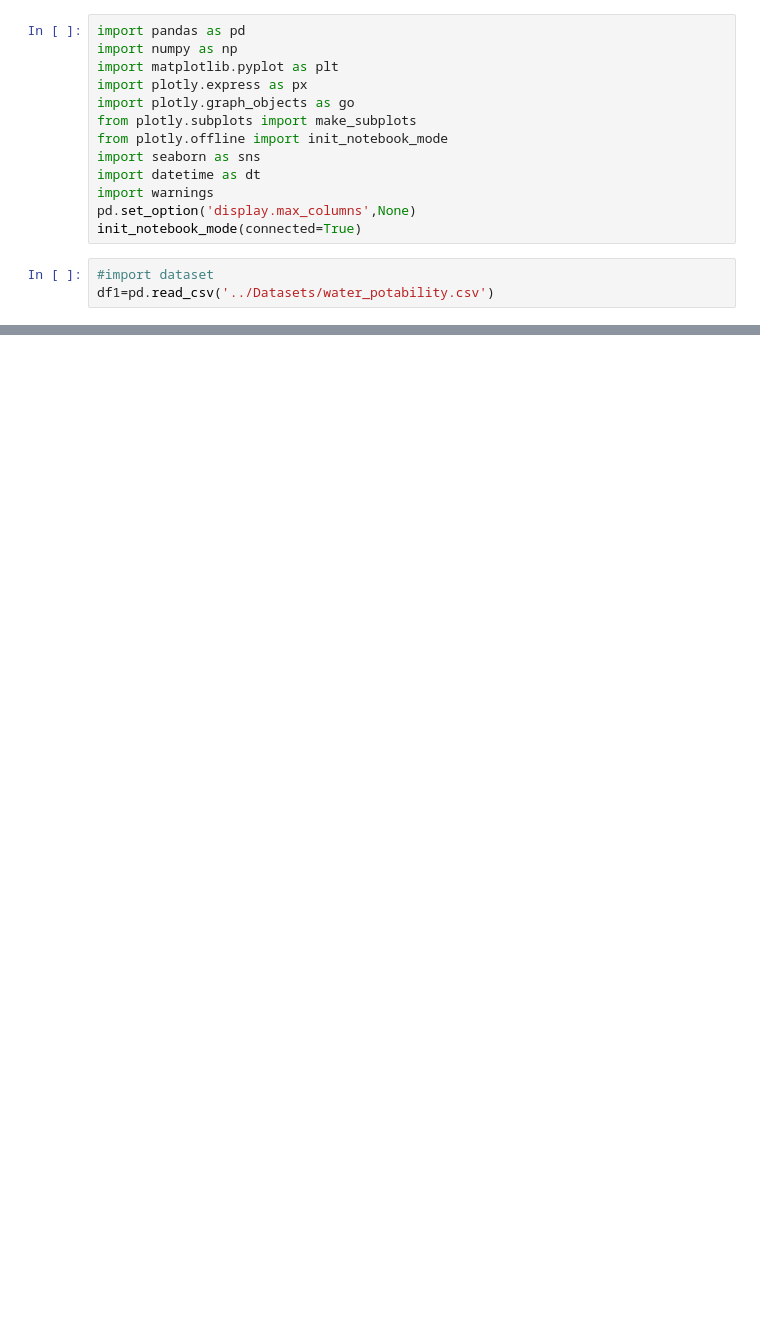
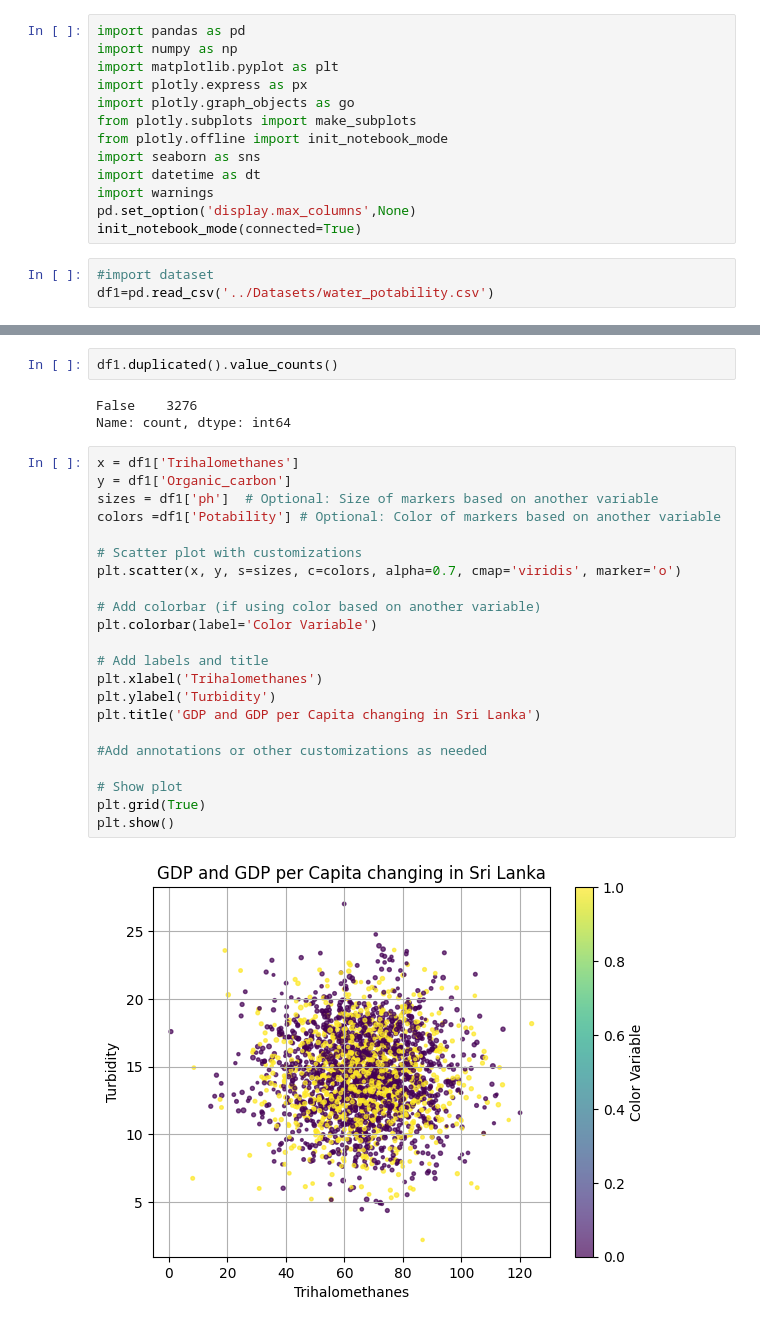
Before and after one commit to ShamindaKanchana/H2OData_Dive, a Jupyter notebook: Notebook/h2oData.ipynb, the cells around one changed output, grey strips where cells are left out. Cells and saved outputs as stored; diff of their text form; blank space fills up the shorter version.

```diff
--- a/Notebook/h2oData.ipynb
+++ b/Notebook/h2oData.ipynb
@@ -25,0 +60,29 @@ df1.head()
+# %%
+df1.duplicated().value_counts()
+# %% [output]
+False    3276
+Name: count, dtype: int64
+# %%
+x = df1['Trihalomethanes']
+y = df1['Organic_carbon']
+sizes = df1['ph']  # Optional: Size of markers based on another variable
+colors =df1['Potability'] # Optional: Color of markers based on another variable
+
+# Scatter plot with customizations
+plt.scatter(x, y, s=sizes, c=colors, alpha=0.7, cmap='viridis', marker='o')
+
+# Add colorbar (if using color based on another variable)
+plt.colorbar(label='Color Variable')
+
+# Add labels and title
+plt.xlabel('Trihalomethanes')
+plt.ylabel('Turbidity')
+plt.title('GDP and GDP per Capita changing in Sri Lanka')
+
+#Add annotations or other customizations as needed
+
+# Show plot
+plt.grid(True)
+plt.show()
+# %% [output]
+[figure, added]
```
Also changed, not shown: parts of 8 cells of this notebook.
